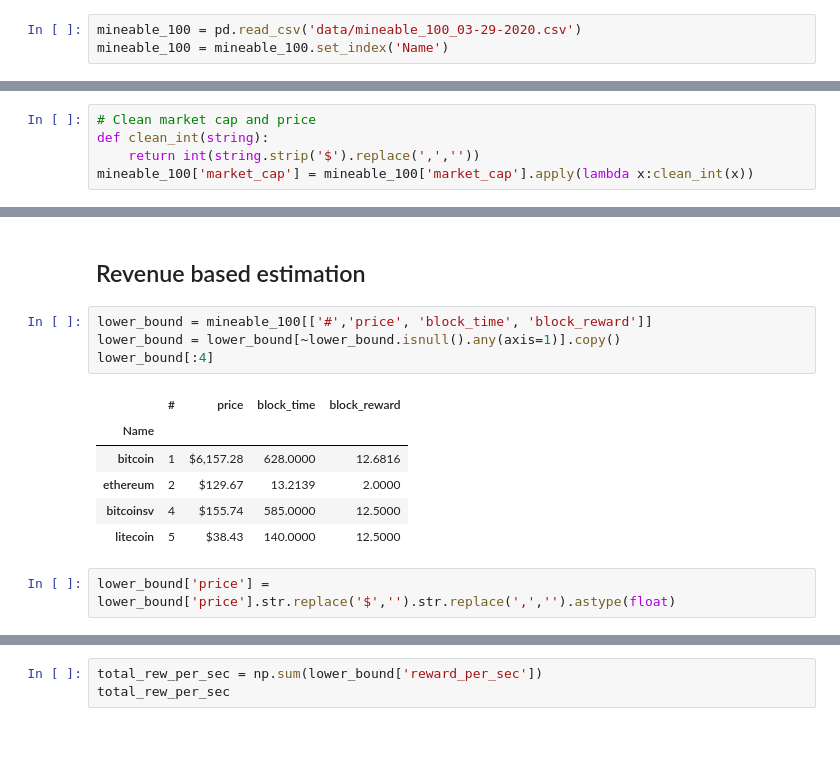
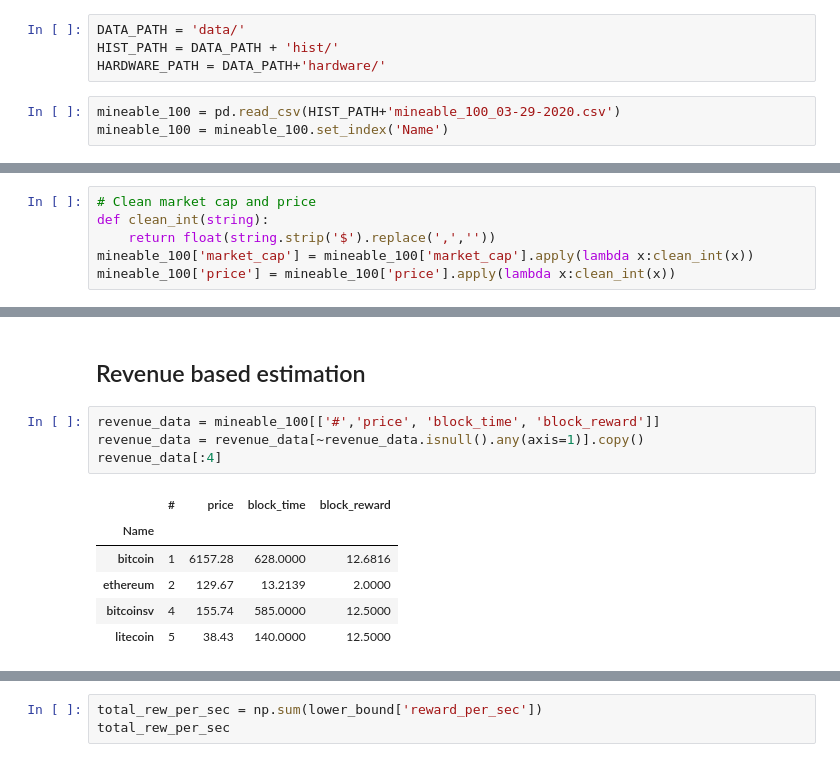
Before and after one commit to Lukasdeloose/sustainable_blockchain, a Jupyter notebook: data_analysis/energy_consumption.ipynb, the cells around one changed output, grey strips where cells are left out. Cells and saved outputs as stored; diff of their text form.

Commit message:
added profitability hardware pipeline

```diff
--- a/data_analysis/energy_consumption.ipynb
+++ b/data_analysis/energy_consumption.ipynb
@@ -6,8 +6,12 @@ import pandas as pd
 import numpy as np
 import datetime
 import matplotlib.pyplot as plt
+# %%
+DATA_PATH = 'data/'
+HIST_PATH = DATA_PATH + 'hist/'
+HARDWARE_PATH = DATA_PATH+'hardware/'
 # %%
-mineable_100 = pd.read_csv('data/mineable_100_03-29-2020.csv')
+mineable_100 = pd.read_csv(HIST_PATH+'mineable_100_03-29-2020.csv')
 mineable_100 = mineable_100.set_index('Name')
 # %%
 mineable_100[:10]
@@ -27,7 +31,8 @@ mineable_100[:10]
 # %%
 # Clean market cap and price
 def clean_int(string):
-    return int(string.strip('$').replace(',',''))
+    return float(string.strip('$').replace(',',''))
 mineable_100['market_cap'] = mineable_100['market_cap'].apply(lambda x:clean_int(x))
+mineable_100['price'] = mineable_100['price'].apply(lambda x:clean_int(x))
 # %% [markdown]
 ## Hardware based estimation
@@ -285,15 +334,13 @@ plt.show()
 # %% [markdown]
 ## Revenue based estimation
 # %%
-lower_bound = mineable_100[['#','price', 'block_time', 'block_reward']]
-lower_bound = lower_bound[~lower_bound.isnull().any(axis=1)].copy()
-lower_bound[:4]
+revenue_data = mineable_100[['#','price', 'block_time', 'block_reward']]
+revenue_data = revenue_data[~revenue_data.isnull().any(axis=1)].copy()
+revenue_data[:4]
 # %% [output]
 |  | # | price | block_time | block_reward |
 | Name |  |  |  |  |
-| bitcoin | 1 | $6,157.28 | 628.0000 | 12.6816 |
-| ethereum | 2 | $129.67 | 13.2139 | 2.0000 |
-| bitcoinsv | 4 | $155.74 | 585.0000 | 12.5000 |
-| litecoin | 5 | $38.43 | 140.0000 | 12.5000 |
+| bitcoin | 1 | 6157.28 | 628.0000 | 12.6816 |
+| ethereum | 2 | 129.67 | 13.2139 | 2.0000 |
+| bitcoinsv | 4 | 155.74 | 585.0000 | 12.5000 |
+| litecoin | 5 | 38.43 | 140.0000 | 12.5000 |
-# %%
-lower_bound['price'] = lower_bound['price'].str.replace('$','').str.replace(',','').astype(float)
```
Also changed, not shown: parts of 16 cells of this notebook, 26 other files.
